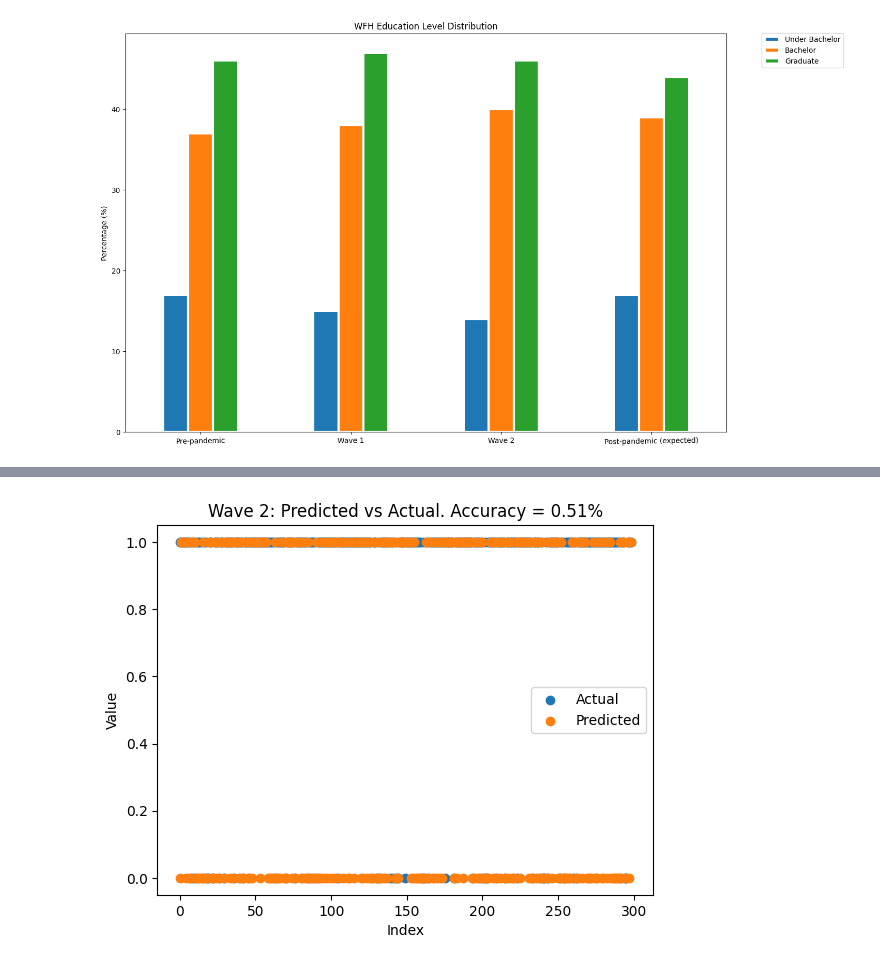
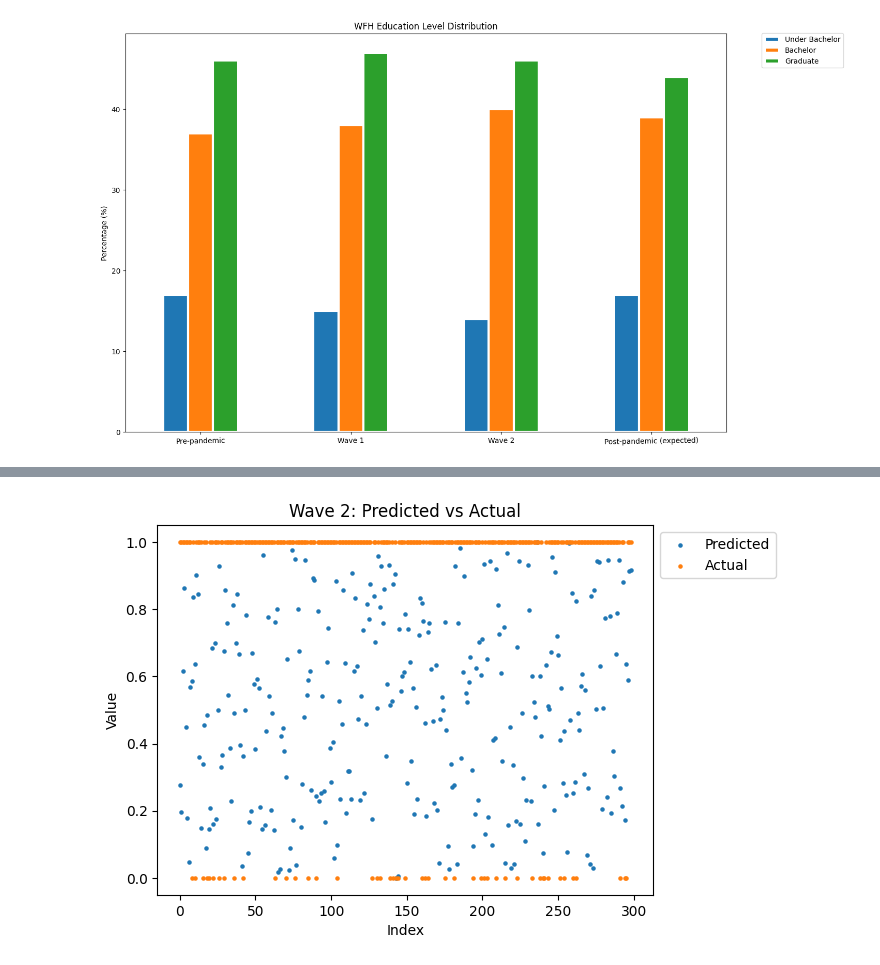
Before and after one commit to Savila25/CS-418-Project, a Jupyter notebook: Project progress report.ipynb, the cells around one changed output, grey strips where cells are left out. Cells and saved outputs as stored; diff of their text form; code cells hidden in the pictures.

```diff
--- a/Project progress report.ipynb
+++ b/Project progress report.ipynb
@@ -791,26 +791,28 @@ edPlot.legend(
 # comparing model to actual data
 
 import matplotlib.pyplot as plt
-import sklearn.metrics
 
 ############################ WAVE 1 ####################################
 df = pd.read_csv('Wave1_test.csv')
 p = df["WFH_PRE"]
-pre = p.array
+act = p.to_numpy().astype(float).tolist()
+
+exp = pd.read_csv('age_job_categroy_wave1.csv')
+exp = exp["4.904520809650421143e-01"].to_numpy().astype(float).tolist()
+exp.append(4.904520809650421143e-01)
 
 # Made up expected vals for now:
-expected1 = []
 index = []
 for i in range(299):
     index.append(i)
-    expected1.append(np.random.choice([0,1]))
 
-plt.scatter(index, pre)
-plt.scatter(index, expected1)
-acc = sklearn.metrics.accuracy_score(pre, expected1)
-plt.title("Wave 1: Predicted vs Actual. Accuracy = " + str(round(acc,2)) + "%")
+
+plt.scatter(index, exp, s=5)
+plt.scatter(index, act, s=5)
+
+plt.title("Wave 1: Predicted vs Actual")
 plt.xlabel("Index")
 plt.ylabel("Value")
-plt.legend("topright", labels=["Actual", "Predicted"])
+plt.legend(labels=["Predicted", "Actual"], bbox_to_anchor=[1,1])
 plt.show()
 # %% [output]
@@ -819,33 +820,34 @@ plt.show()
 # %%
 # Predicted vs Actual For Test Data Rows:
 # y = Range from Yes to No
 # x = test data rows
 # comparing model to actual data
 
 ############################ WAVE 2 ####################################
 df = pd.read_csv('Wave2_test.csv')
 p = df["wfh_expect"]
 post = p.array
-p = []
+act2 = []
 
 for i in post:
     if i == "Yes":
-        p.append(1)
+        act2.append(1.0)
     else:
-        p.append(0)
+        act2.append(0.0)
 
 # Made up expected vals for now:
-expected2 = []
+pred2 = []
 for i in range(299):
-    expected2.append(np.random.choice([0,1]))
+    pred2.append(np.random.uniform(low= 0, high= 1))
 
-plt.scatter(index, p)
-plt.scatter(index, expected2)
-acc2 = sklearn.metrics.accuracy_score(p, expected2)
-plt.title("Wave 2: Predicted vs Actual. Accuracy = " + str(round(acc2,2)) + "%")
+
+plt.scatter(index, pred2, s= 5)
+plt.scatter(index, act2, s= 5)
+
+plt.title("Wave 2: Predicted vs Actual")
 plt.xlabel("Index")
 plt.ylabel("Value")
-plt.legend("topright", labels=["Actual", "Predicted"])
+plt.legend(labels=["Predicted", "Actual"], bbox_to_anchor=[1,1])
 plt.show()
 # %% [output]
-[figure, old version]
+[figure, new version]
```
Also changed, not shown: parts of 1 cell of this notebook.
